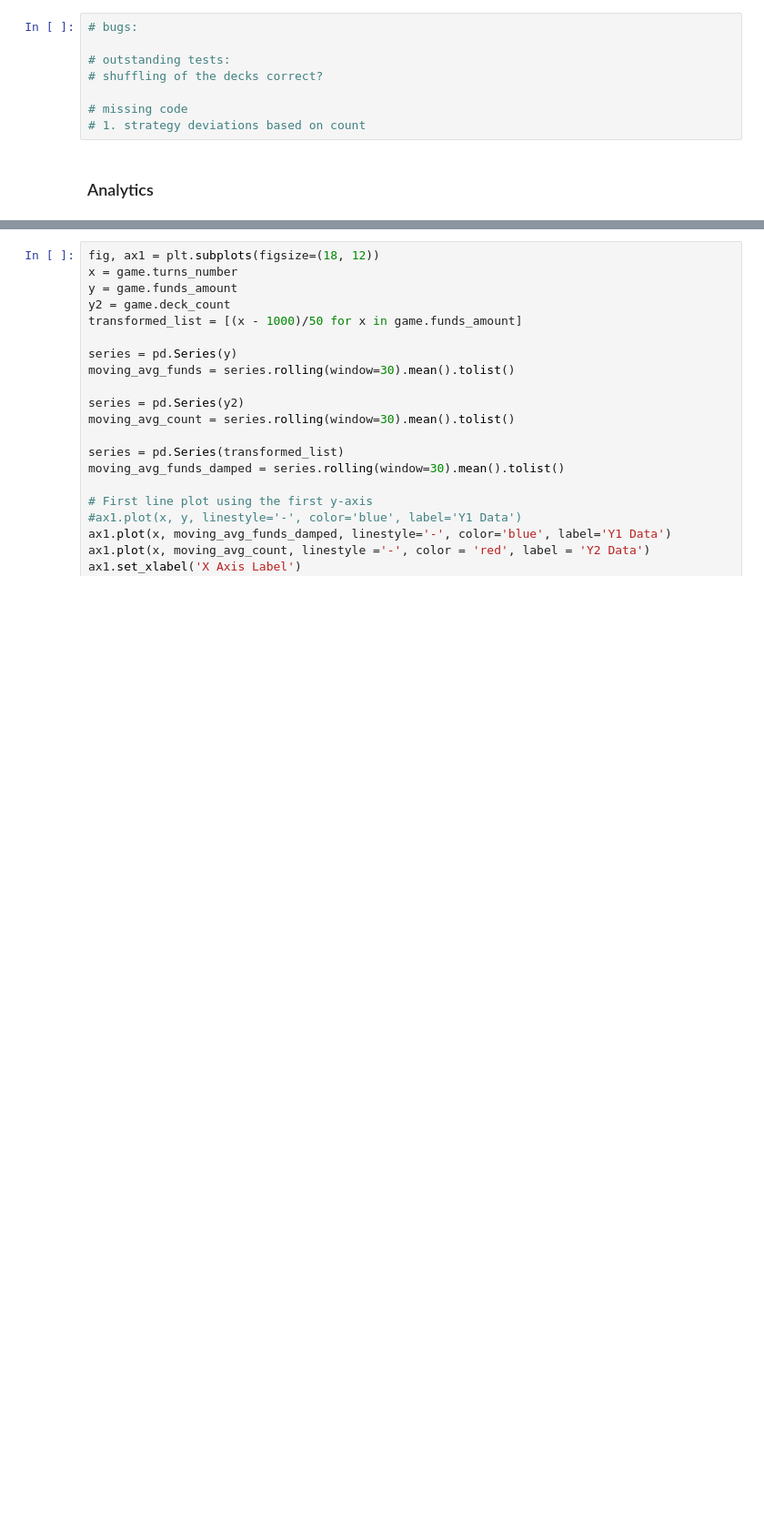
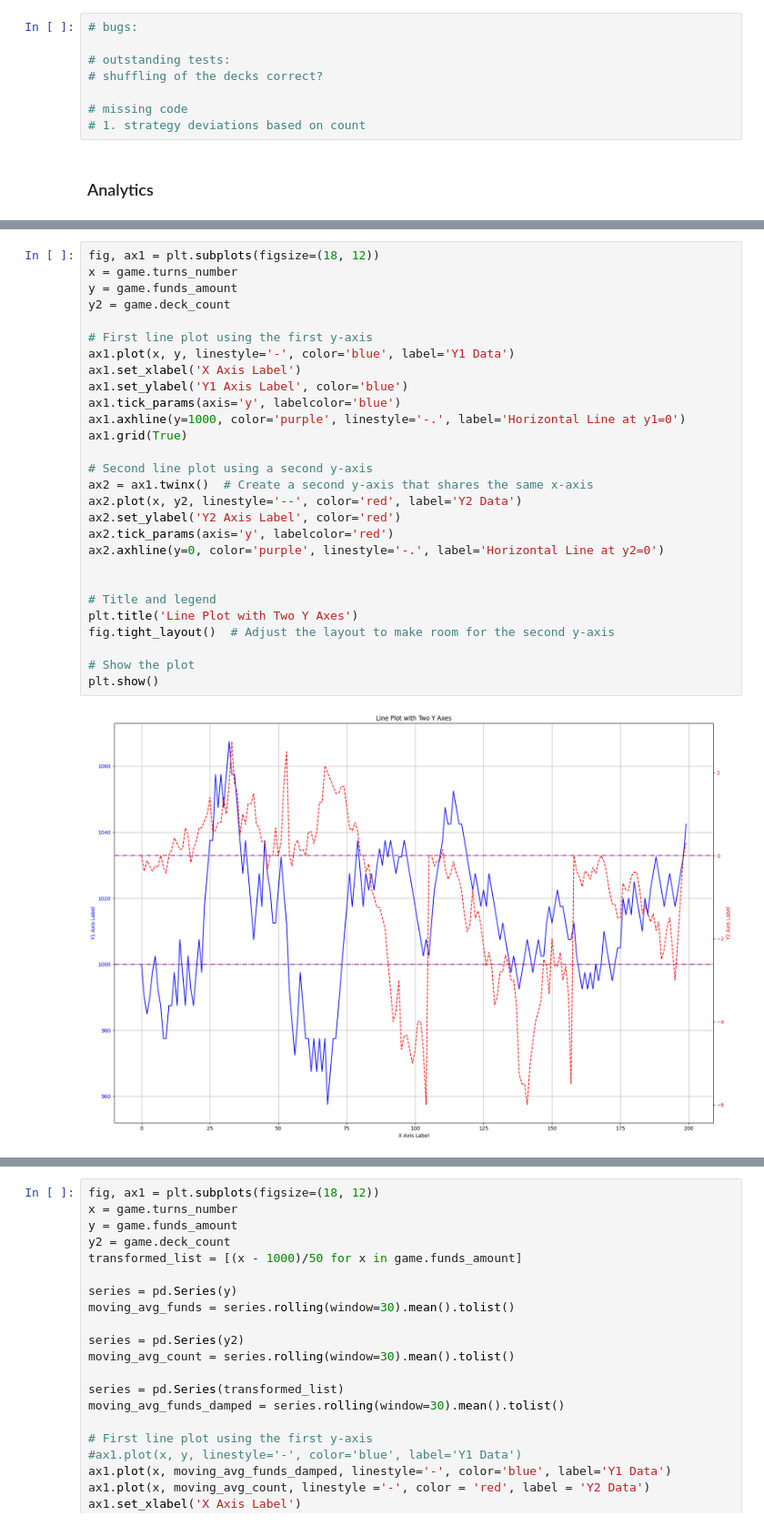
Before and after one commit to jaal5/bj, a Jupyter notebook: main.ipynb, the cells around one changed output, grey strips where cells are left out. Shown at 91% size. Saved outputs shown, nothing was run; the diff lists cells and outputs as text; blank space fills up the shorter version.

```diff
--- a/main.ipynb
+++ b/main.ipynb
@@ -1132,2 +1165,32 @@ xxxxxxxxxxxxxxxxxxxxxx
+# %%
+fig, ax1 = plt.subplots(figsize=(18, 12))
+x = game.turns_number
+y = game.funds_amount
+y2 = game.deck_count
+
+# First line plot using the first y-axis
+ax1.plot(x, y, linestyle='-', color='blue', label='Y1 Data')
+ax1.set_xlabel('X Axis Label')
+ax1.set_ylabel('Y1 Axis Label', color='blue')
+ax1.tick_params(axis='y', labelcolor='blue')
+ax1.axhline(y=1000, color='purple', linestyle='-.', label='Horizontal Line at y1=0')
+ax1.grid(True)
+
+# Second line plot using a second y-axis
+ax2 = ax1.twinx()  # Create a second y-axis that shares the same x-axis
+ax2.plot(x, y2, linestyle='--', color='red', label='Y2 Data')
+ax2.set_ylabel('Y2 Axis Label', color='red')
+ax2.tick_params(axis='y', labelcolor='red')
+ax2.axhline(y=0, color='purple', linestyle='-.', label='Horizontal Line at y2=0')
+
+
+# Title and legend
+plt.title('Line Plot with Two Y Axes')
+fig.tight_layout()  # Adjust the layout to make room for the second y-axis
+
+# Show the plot
+plt.show()
+# %% [output]
+[figure, new version]
 # %%
 results = []
```
Also changed, not shown: parts of 14 cells of this notebook.
